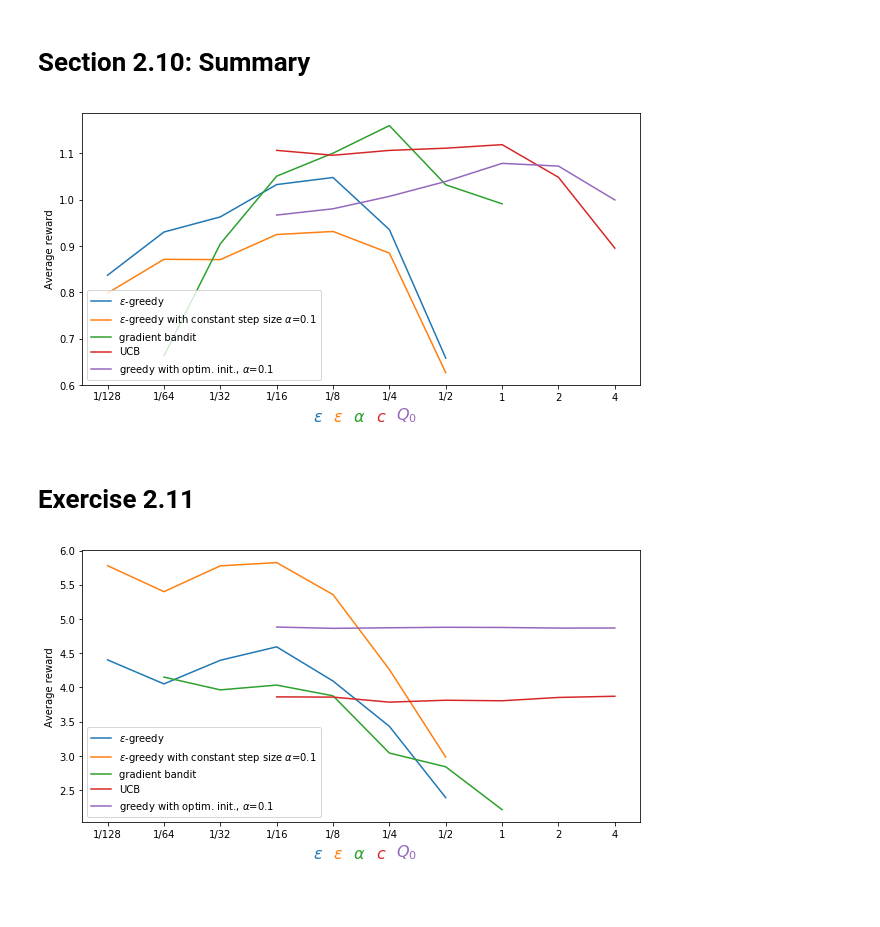
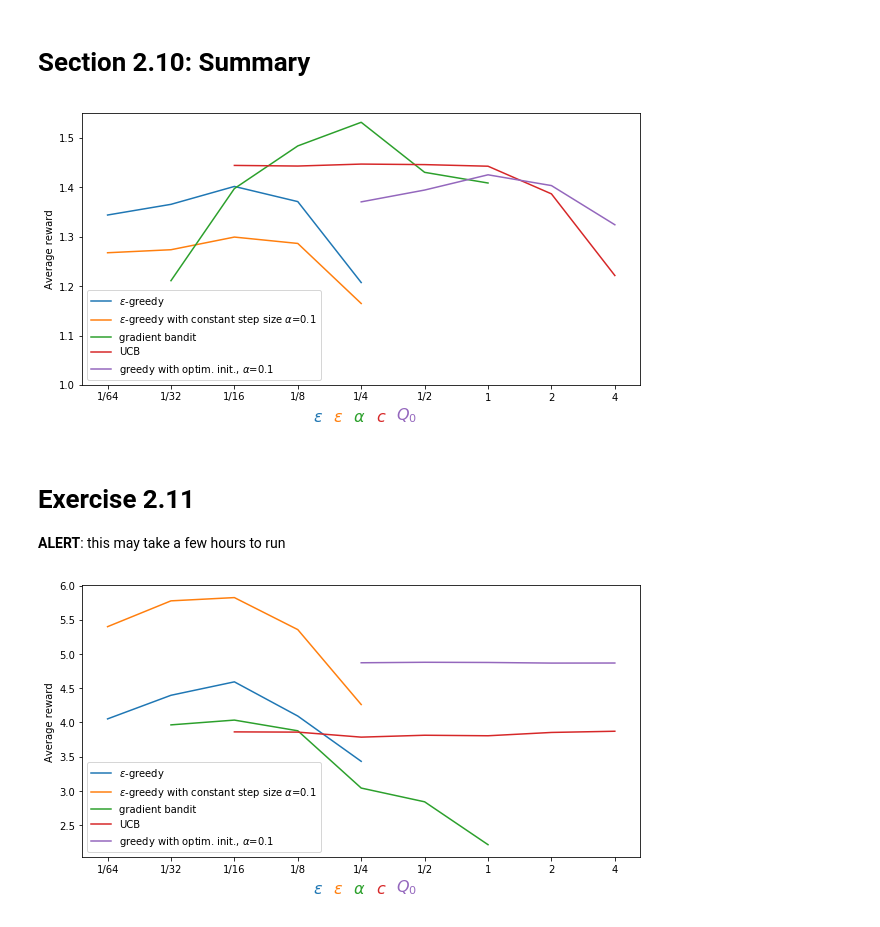
Before and after one commit to kevin1kevin1k/RL-playground, a Jupyter notebook: bandit.ipynb, the cells around one changed output. Drawn from its saved outputs; the diff is of its cells as text; code cells hidden in the pictures.

```diff
--- a/bandit.ipynb
+++ b/bandit.ipynb
@@ -293,15 +293,15 @@ def multicolor_label(ax, strings, colors, anchorpad=0, **kw):
 
 configs = [
     {'name': r'$\epsilon$-greedy', 'method': Method.SAMPLE_AVERAGE,
-     'param': 'epsilon', 'param_range': range(-7, 0)},
+     'param': 'epsilon', 'param_range': range(-6, -1)},
     {'name': r'$\epsilon$-greedy with constant step size $\alpha$=0.1', 'method': Method.CONSTANT_STEPSIZE,
-     'param': 'epsilon', 'param_range': range(-7, 0)},
+     'param': 'epsilon', 'param_range': range(-6, -1)},
     {'name': 'gradient bandit', 'method': Method.GRADIENT_BANDIT,
-     'param': 'alpha', 'param_range': range(-6, 1)},
+     'param': 'alpha', 'param_range': range(-5, 1)},
     {'name': 'UCB', 'method': Method.SAMPLE_AVERAGE, 'ucb': True,
      'param': 'ucb_c', 'param_range': range(-4, 3)},
     {'name': r'greedy with optim. init., $\alpha$=0.1', 'method': Method.CONSTANT_STEPSIZE, 'optimistic': True,
-     'param': 'optimistic_initial_value', 'param_range': range(-4, 3)},
+     'param': 'optimistic_initial_value', 'param_range': range(-2, 3)},
 ]
 start = min(config['param_range'].start for config in configs)
 stop = max(config['param_range'].stop for config in configs)
@@ -309,33 +309,35 @@ range_union = range(start, stop)
 # %%
 n_runs = 100
 Rs = [[[] for _ in range(n_runs)] for _ in range(len(configs))]
 
 for i in range(n_runs):
     seed = np.random.randint(max_int)
 
     for j, config in enumerate(configs):
         for p in config['param_range']:
             np.random.seed(seed)
             config[config['param']] = 2**p
-            R = run(**config)
+            R, _ = run(**config)
             Rs[j][i].append(np.mean(R))
 
 plt.figure(figsize=(10, 5))
 ax = plt.subplot(1, 1, 1)
 for i in range(len(configs)):
     ax.plot(configs[i]['param_range'], np.mean(Rs[i], axis=0))
 ax.set_ylabel('Average reward')
+ax.set_ylim(bottom=1.0)
 ax.set_xticks(range_union)
 ax.set_xticklabels(map(rationalize, range_union))
 ax.legend([config['name'] for config in configs])
 multicolor_label(ax, [r'$\epsilon$', r'$\epsilon$', r'$\alpha$', r'$c$', r'$Q_0$'],
                  [f'C{i}' for i in range(len(configs))], size=16)
 
 plt.show()
 # %% [output]
-[figure, old version]
+[figure, new version]
 # %% [markdown]
 # Exercise 2.11
+**ALERT**: this may take a few hours to run
 # %%
 n_runs = 100
 n_steps = 200000
@@ -364,4 +366,4 @@ multicolor_label(ax, [r'$\epsilon$', r'$\epsilon$', r'$\alpha$', r'$c$', r'$Q_0$
 
 plt.show()
 # %% [output]
-[figure, old version]
+[figure, new version]
```
